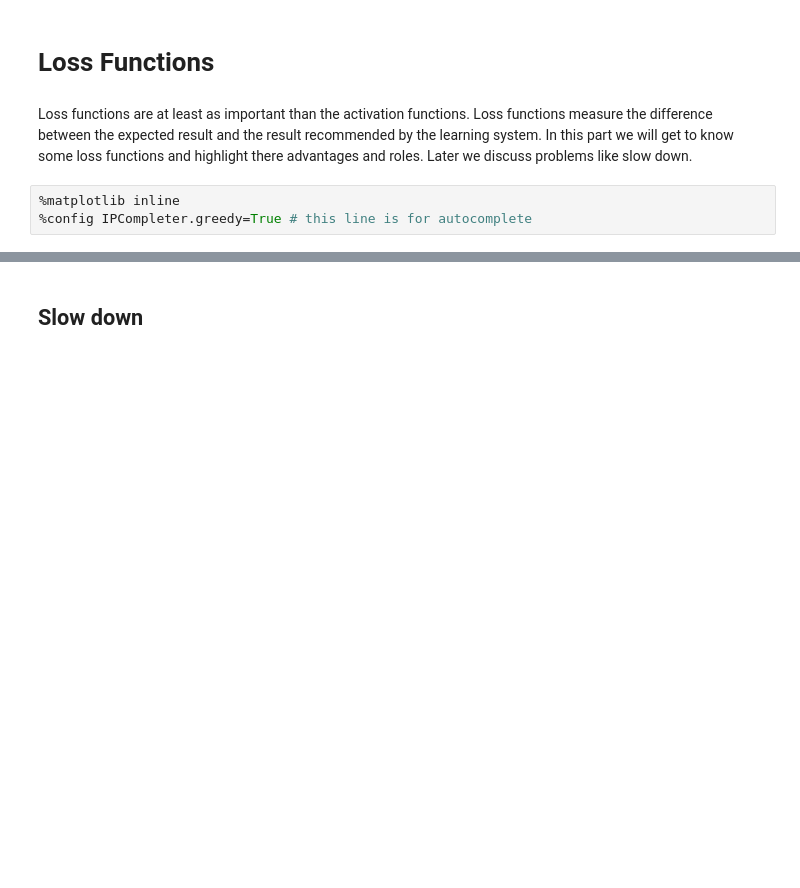
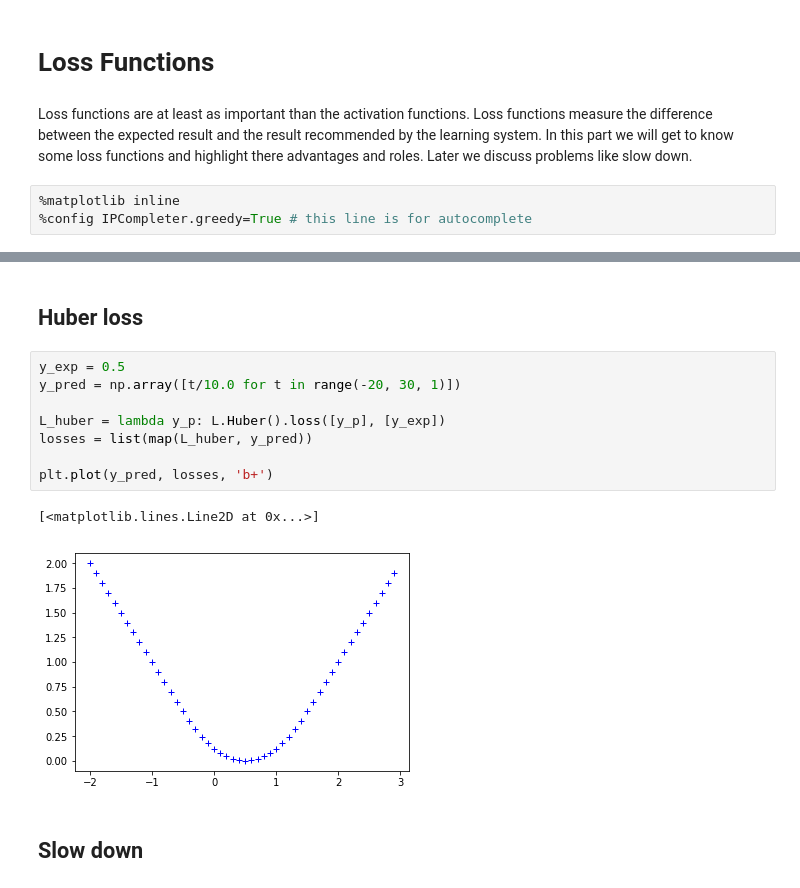
Before and after one commit to adamtiger/DeepLearningTutorial, a Jupyter notebook: DL6_LossFunctions.ipynb, the cells around one changed output, grey strips where cells are left out. Cells and saved outputs as stored; diff of their text form; blank space fills up the shorter version.

```diff
--- a/DL6_LossFunctions.ipynb
+++ b/DL6_LossFunctions.ipynb
@@ -15,3 +58,16 @@ import numpy as np
+# %% [markdown]
+## Huber loss
+# %%
+y_exp = 0.5
+y_pred = np.array([t/10.0 for t in range(-20, 30, 1)])
+
+L_huber = lambda y_p: L.Huber().loss([y_p], [y_exp])
+losses = list(map(L_huber, y_pred))
+
+plt.plot(y_pred, losses, 'b+')
+# %% [output]
+[<matplotlib.lines.Line2D at 0x...>]
+[figure, added]
 # %% [markdown]
 ## Slow down
 # %% [markdown]
```
Also changed, not shown: parts of 11 cells of this notebook.
